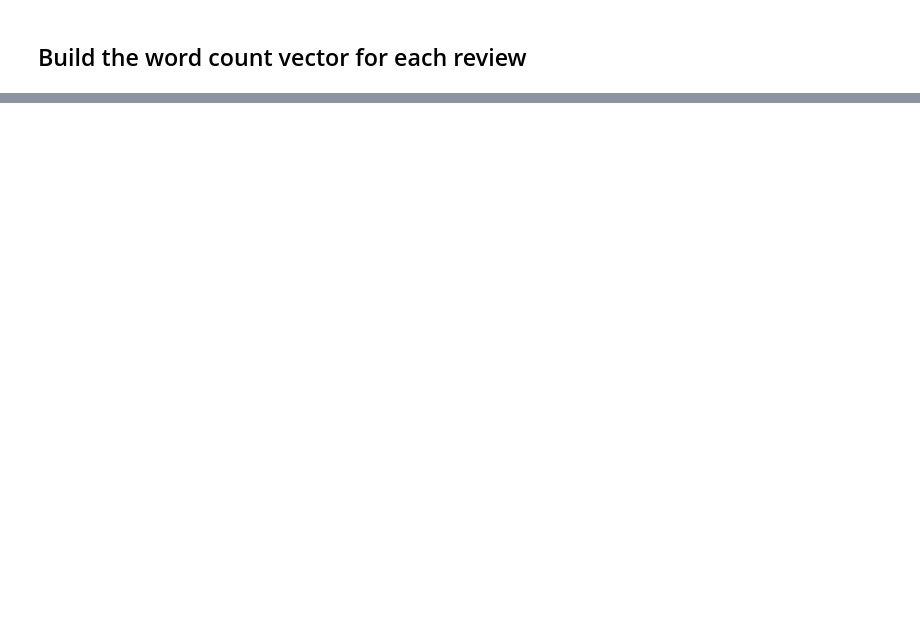
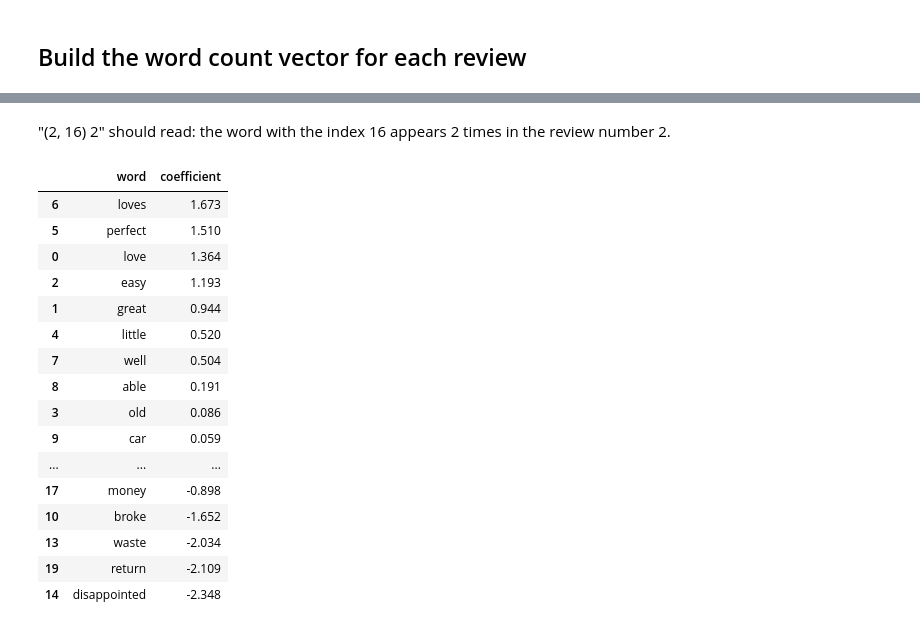
Before and after one commit to lucianoviola/sentiment_analysis, a Jupyter notebook: sentiment_analysis.ipynb, the cells around one changed output, grey strips where cells are left out. Saved outputs shown, nothing was run; the diff lists cells and outputs as text; code cells hidden in the pictures; blank space fills up the shorter version.

Commit message:
train simple model

```diff
--- a/sentiment_analysis.ipynb
+++ b/sentiment_analysis.ipynb
@@ -113,0 +465,4 @@ create_vocabulary()
+# %%
+significant_words = ['love', 'great', 'easy', 'old', 'little', 'perfect', 'loves',
+      'well', 'able', 'car', 'broke', 'less', 'even', 'waste', 'disappointed',
+      'work', 'product', 'money', 'would', 'return']
@@ -113,0 +471,4 @@ create_vocabulary()
+# %%
+vectorizer_word_subset = CountVectorizer(vocabulary=significant_words) # limit to 20 words
+train_matrix_word_subset = vectorizer_word_subset.fit_transform(train_data['review_clean'])
+test_matrix_word_subset = vectorizer_word_subset.transform(test_data['review_clean'])
@@ -113,0 +477,4 @@ create_vocabulary()
+# %%
+simple_model = LogisticRegression()
+# %%
+simple_model.fit(train_matrix_word_subset,train_data.sentiment)
@@ -113,0 +510,25 @@ create_vocabulary()
+# %% [markdown]
+"(2, 16) 2" should read: the word with the index 16 appears 2 times in the review number 2.
+# %%
+simple_model_coef_table = pd.DataFrame()
+simple_model_coef_table['word'] = significant_words
+simple_model_coef_table['coefficient'] = simple_model.coef_[0]
+simple_model_coef_table.sort_values(by='coefficient',ascending=False)
+# %% [output]
+|  | word | coefficient |
+| 6 | loves | 1.673 |
+| 5 | perfect | 1.510 |
+| 0 | love | 1.364 |
+| 2 | easy | 1.193 |
+| 1 | great | 0.944 |
+| 4 | little | 0.520 |
+| 7 | well | 0.504 |
+| 8 | able | 0.191 |
+| 3 | old | 0.086 |
+| 9 | car | 0.059 |
+| ... | ... | ... |
+| 17 | money | -0.898 |
+| 10 | broke | -1.652 |
+| 13 | waste | -2.034 |
+| 19 | return | -2.109 |
+| 14 | disappointed | -2.348 |
```
Also changed, not shown: parts of 97 cells of this notebook.
